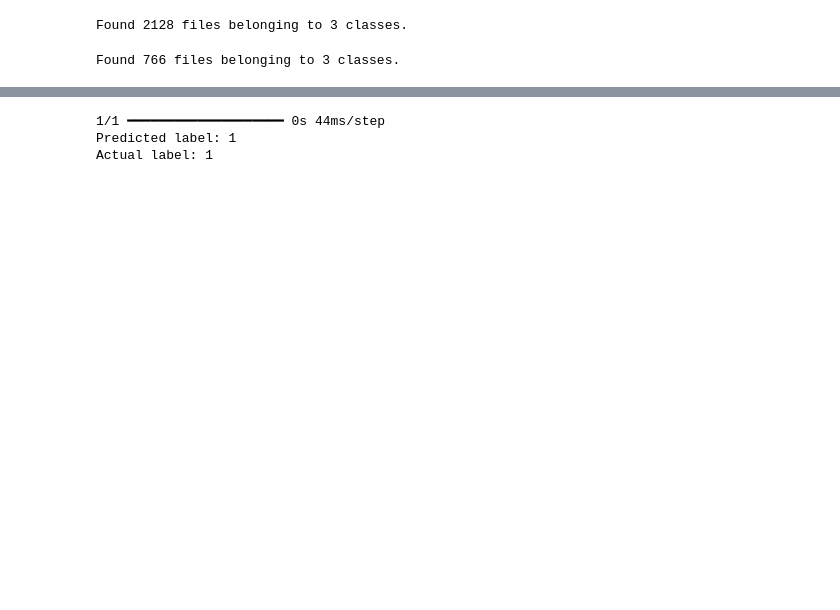
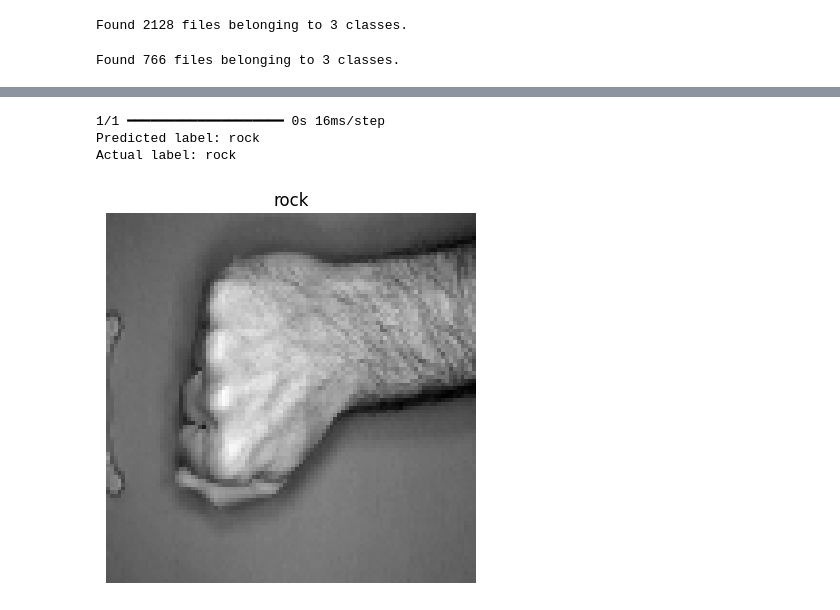
Before and after one commit to WildSheepChaser/StatML, a Jupyter notebook: main.ipynb, the cells around one changed output, grey strips where cells are left out. Cells and saved outputs as stored; diff of their text form; code cells hidden in the pictures; blank space fills up the shorter version.

```diff
--- a/main.ipynb
+++ b/main.ipynb
@@ -103,13 +107,19 @@ Epoch 10/10
 # %%
 for images, labels in validation_dataset.take(1):
 
-    image = images[0]
-    label = labels[0]
+    image = images[0].numpy()
+    label = labels[0].numpy()
     prediction = model.predict(image[None, ...])
 
-    print(f"Predicted label: {prediction.argmax()}")
-    print(f"Actual label: {label}")
+    print(f"Predicted label: {class_names[prediction.argmax()]}")
+    print(f"Actual label: {class_names[label]}")
+
+    plt.imshow(image.squeeze(), cmap="gray")
+    plt.title(class_names[label])
+    plt.axis("off")
+    plt.show()
 # %% [output]
-1/1 ━━━━━━━━━━━━━━━━━━━━ 0s 44ms/step
-Predicted label: 1
-Actual label: 1
+1/1 ━━━━━━━━━━━━━━━━━━━━ 0s 16ms/step
+Predicted label: rock
+Actual label: rock
+[figure, added]
```
Also changed, not shown: parts of 5 cells of this notebook.
